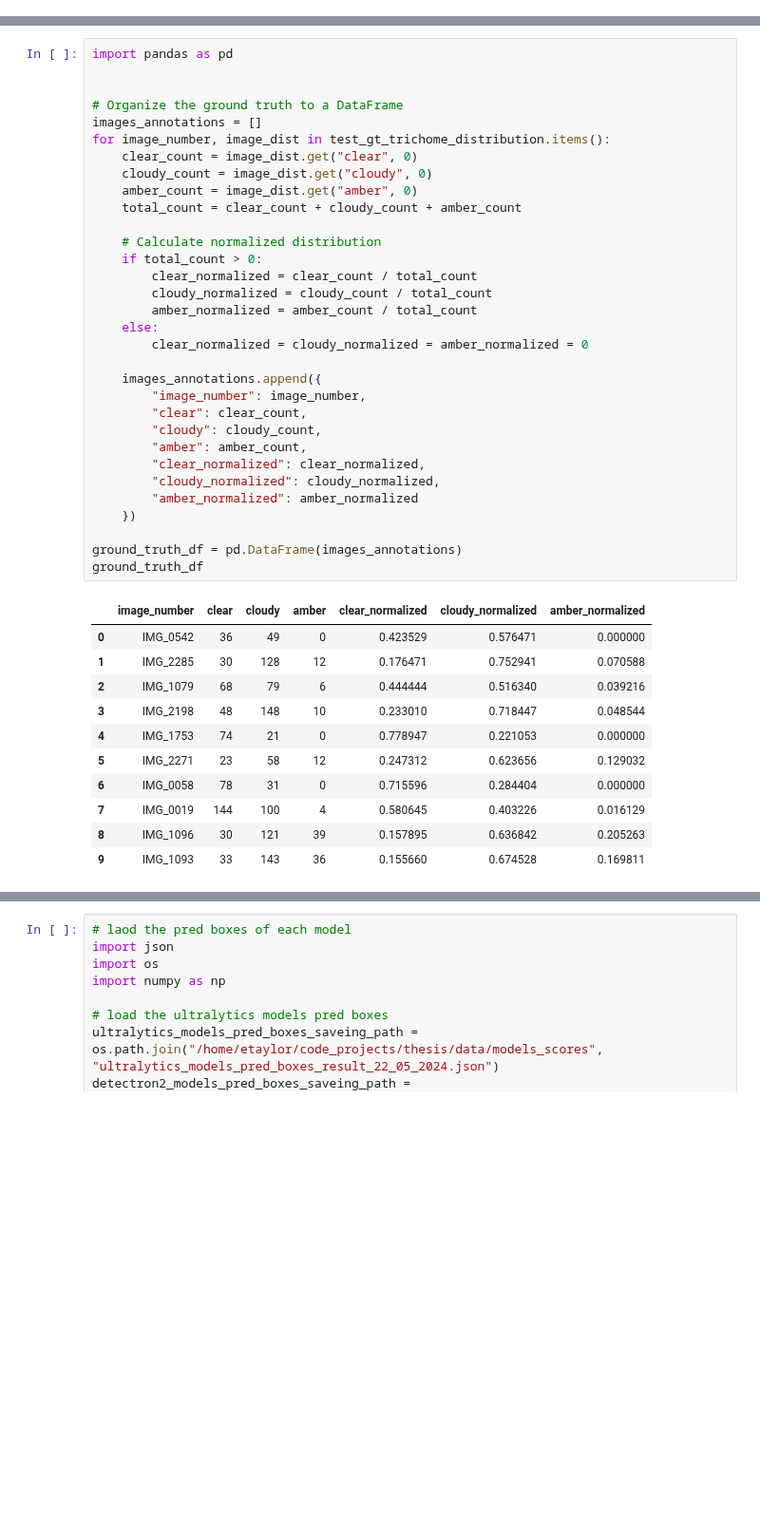
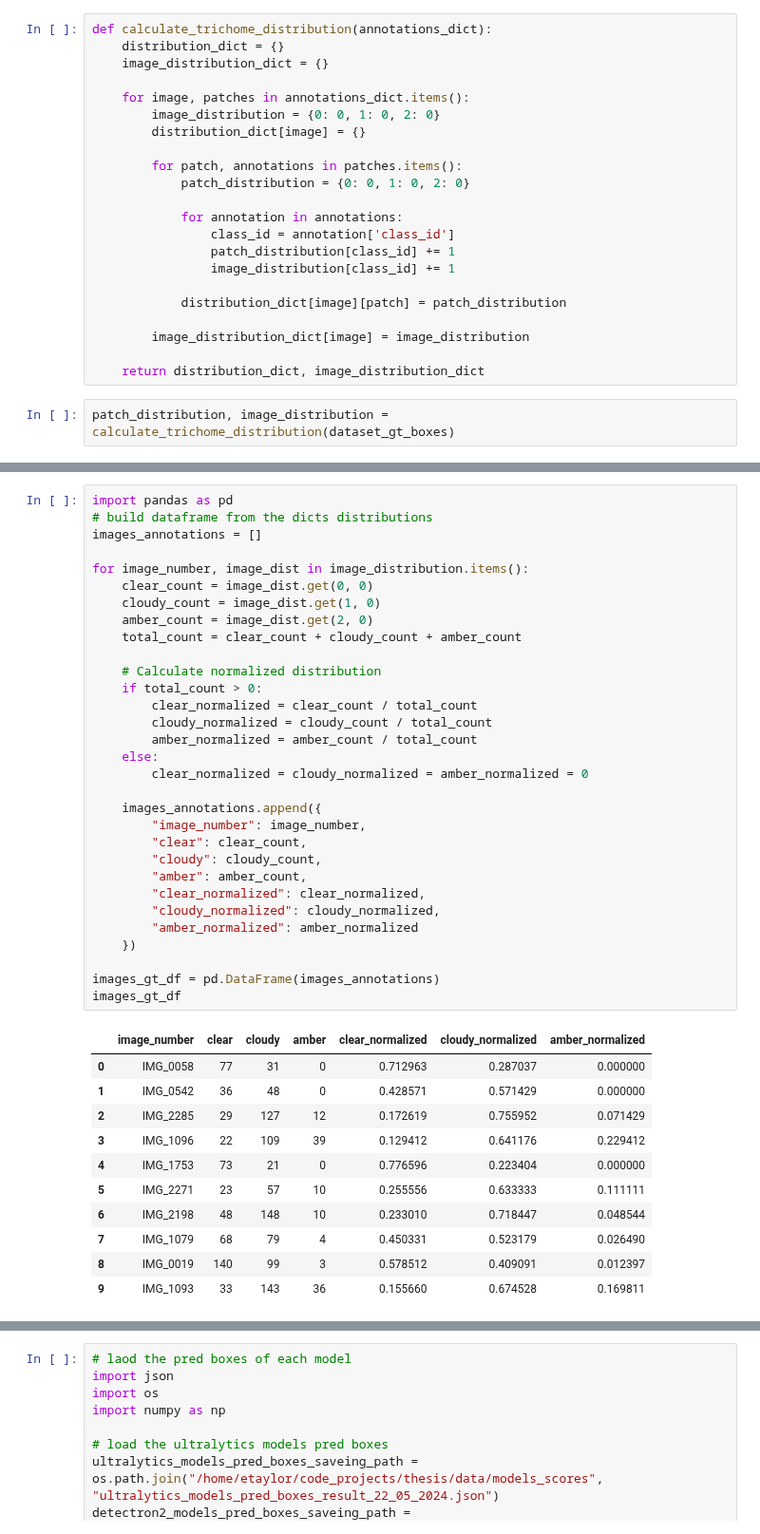
Before and after one commit to elorberb/thesis, a Jupyter notebook: src/classification/notebooks/evaluate_models_on_trichome_dist.ipynb, the cells around one changed output, grey strips where cells are left out. Shown at 95% size. Drawn from its saved outputs; the diff is of its cells as text; blank space fills up the shorter version.

Commit message:
add trichome dist eval notebook with todos for next steps

```diff
--- a/src/classification/notebooks/evaluate_models_on_trichome_dist.ipynb
+++ b/src/classification/notebooks/evaluate_models_on_trichome_dist.ipynb
@@ -66,0 +17,24 @@ Distribution for image IMG_1093:
+# %%
+def calculate_trichome_distribution(annotations_dict):
+    distribution_dict = {}
+    image_distribution_dict = {}
+
+    for image, patches in annotations_dict.items():
+        image_distribution = {0: 0, 1: 0, 2: 0}
+        distribution_dict[image] = {}
+
+        for patch, annotations in patches.items():
+            patch_distribution = {0: 0, 1: 0, 2: 0}
+
+            for annotation in annotations:
+                class_id = annotation['class_id']
+                patch_distribution[class_id] += 1
+                image_distribution[class_id] += 1
+
+            distribution_dict[image][patch] = patch_distribution
+
+        image_distribution_dict[image] = image_distribution
+
+    return distribution_dict, image_distribution_dict
+# %%
+patch_distribution, image_distribution = calculate_trichome_distribution(dataset_gt_boxes)
@@ -67,44 +70,43 @@ Distribution for image IMG_1093:
 # %%
 import pandas as pd
+# build dataframe from the dicts distributions
+images_annotations = []
 
-
-# Organize the ground truth to a DataFrame
-images_annotations = []
-for image_number, image_dist in test_gt_trichome_distribution.items():
-    clear_count = image_dist.get("clear", 0)
-    cloudy_count = image_dist.get("cloudy", 0)
-    amber_count = image_dist.get("amber", 0)
+for image_number, image_dist in image_distribution.items():
+    clear_count = image_dist.get(0, 0)
+    cloudy_count = image_dist.get(1, 0)
+    amber_count = image_dist.get(2, 0)
     total_count = clear_count + cloudy_count + amber_count
 
     # Calculate normalized distribution
     if total_count > 0:
         clear_normalized = clear_count / total_count
         cloudy_normalized = cloudy_count / total_count
         amber_normalized = amber_count / total_count
     else:
         clear_normalized = cloudy_normalized = amber_normalized = 0
 
     images_annotations.append({
         "image_number": image_number,
         "clear": clear_count,
         "cloudy": cloudy_count,
         "amber": amber_count,
         "clear_normalized": clear_normalized,
         "cloudy_normalized": cloudy_normalized,
         "amber_normalized": amber_normalized
     })
 
-ground_truth_df = pd.DataFrame(images_annotations)
-ground_truth_df
+images_gt_df = pd.DataFrame(images_annotations)
+images_gt_df
 # %% [output]
 |  | image_number | clear | cloudy | amber | clear_normalized | cloudy_normalized | amber_normalized |
-| 0 | IMG_0542 | 36 | 49 | 0 | 0.423529 | 0.576471 | 0.000000 |
-| 1 | IMG_2285 | 30 | 128 | 12 | 0.176471 | 0.752941 | 0.070588 |
-| 2 | IMG_1079 | 68 | 79 | 6 | 0.444444 | 0.516340 | 0.039216 |
-| 3 | IMG_2198 | 48 | 148 | 10 | 0.233010 | 0.718447 | 0.048544 |
-| 4 | IMG_1753 | 74 | 21 | 0 | 0.778947 | 0.221053 | 0.000000 |
-| 5 | IMG_2271 | 23 | 58 | 12 | 0.247312 | 0.623656 | 0.129032 |
-| 6 | IMG_0058 | 78 | 31 | 0 | 0.715596 | 0.284404 | 0.000000 |
-| 7 | IMG_0019 | 144 | 100 | 4 | 0.580645 | 0.403226 | 0.016129 |
-| 8 | IMG_1096 | 30 | 121 | 39 | 0.157895 | 0.636842 | 0.205263 |
+| 0 | IMG_0058 | 77 | 31 | 0 | 0.712963 | 0.287037 | 0.000000 |
+| 1 | IMG_0542 | 36 | 48 | 0 | 0.428571 | 0.571429 | 0.000000 |
+| 2 | IMG_2285 | 29 | 127 | 12 | 0.172619 | 0.755952 | 0.071429 |
+| 3 | IMG_1096 | 22 | 109 | 39 | 0.129412 | 0.641176 | 0.229412 |
+| 4 | IMG_1753 | 73 | 21 | 0 | 0.776596 | 0.223404 | 0.000000 |
+| 5 | IMG_2271 | 23 | 57 | 10 | 0.255556 | 0.633333 | 0.111111 |
+| 6 | IMG_2198 | 48 | 148 | 10 | 0.233010 | 0.718447 | 0.048544 |
+| 7 | IMG_1079 | 68 | 79 | 4 | 0.450331 | 0.523179 | 0.026490 |
+| 8 | IMG_0019 | 140 | 99 | 3 | 0.578512 | 0.409091 | 0.012397 |
 | 9 | IMG_1093 | 33 | 143 | 36 | 0.155660 | 0.674528 | 0.169811 |
```
Also changed, not shown: parts of 24 cells of this notebook.
